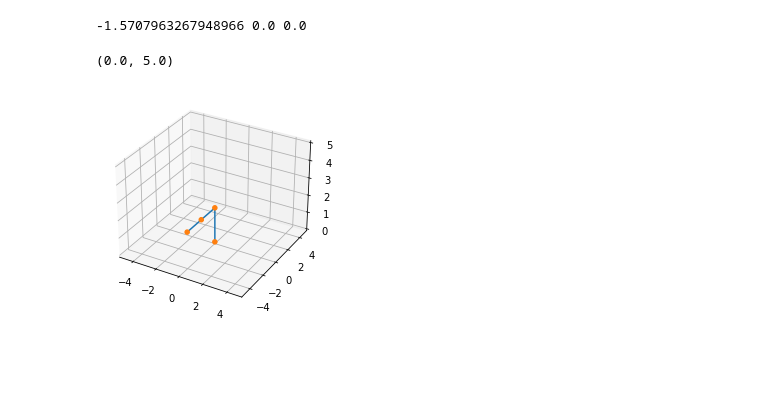
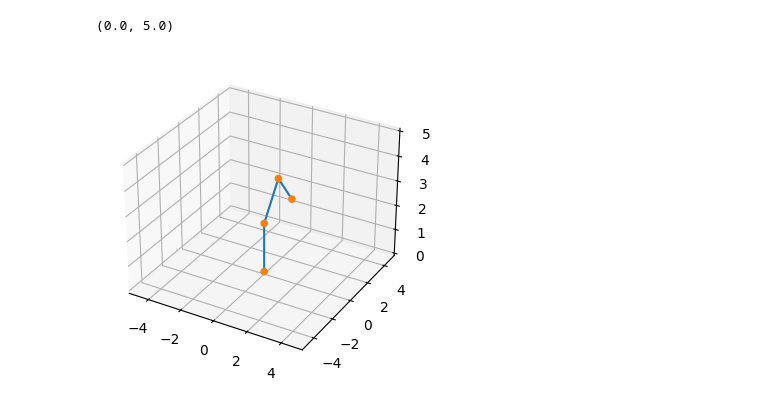
Before and after one commit to leonardo-unicamp/ES827-Robo-RRR, a Jupyter notebook: simulacao/sim.ipynb, the cells around one changed output. Cells and saved outputs as stored; diff of their text form; code cells hidden in the pictures; blank space fills up the shorter version.

Commit message:
Muda a orientação desejada pra rotacao theta_3

```diff
--- a/simulacao/sim.ipynb
+++ b/simulacao/sim.ipynb
@@ -50,7 +50,7 @@ def inverse_kinematics(x: float, y: float, z: float) -> np.array:
     theta_1 = math.atan2(y, x)
     r2 = x**2 + y**2 + (z-d1)**2
     cos_theta_3 = (r2 - a2**2 - a3**2)/(2 * a2 * a3)
-    theta_3 = math.atan2(sqrt(1-cos_theta_3**2), cos_theta_3)
+    theta_3 = (-1)*math.atan2(sqrt(1-cos_theta_3**2), cos_theta_3)
     temp1 = math.atan2((z - d1), sqrt(x**2 + y**2))
     temp2 = math.atan2((a3 * sin(theta_3)), (a2 + a3*cos(theta_3)))
     theta_2 = temp1 - temp2
@@ -115,28 +115,26 @@ def forward_kinematics(theta_1: float, theta_2: float, theta_3: float):
 # %%
 import matplotlib.pyplot as plt
 
-x, y, z = 0, -4, 2
+x, y, z = 0, 3, 2
 theta_1, theta_2, theta_3 = inverse_kinematics(x, y, z)
-print(theta_1, theta_2, theta_3)
 T_01, T_02, T_03 = forward_kinematics(theta_1, theta_2, theta_3)
 
 # Separate in x, y, z list
 x = [0, T_01[0, 3], T_02[0, 3], T_03[0, 3]]
 y = [0, T_01[1, 3], T_02[1, 3], T_03[1, 3]]
 z = [0, T_01[2, 3], T_02[2, 3], T_03[2, 3]]
 
 # Plotting
 fig = plt.figure(figsize=(10, 4))
 ax = fig.add_subplot(projection="3d")
 ax.plot(x, y, z)
 ax.scatter(x, y, z, color="C1", alpha=1)
 ax.set_xlim(-5, 5)
 ax.set_ylim(-5, 5)
 ax.set_zlim(0, 5)
 # %% [output]
--1.5707963267948966 0.0 0.0
+(0.0, 5.0)
-(0.0, 5.0)
-[figure, old version]
+[figure, new version]
 # %%
 T_03
 # %% [output]
```
Also changed, not shown: parts of 2 cells of this notebook.
